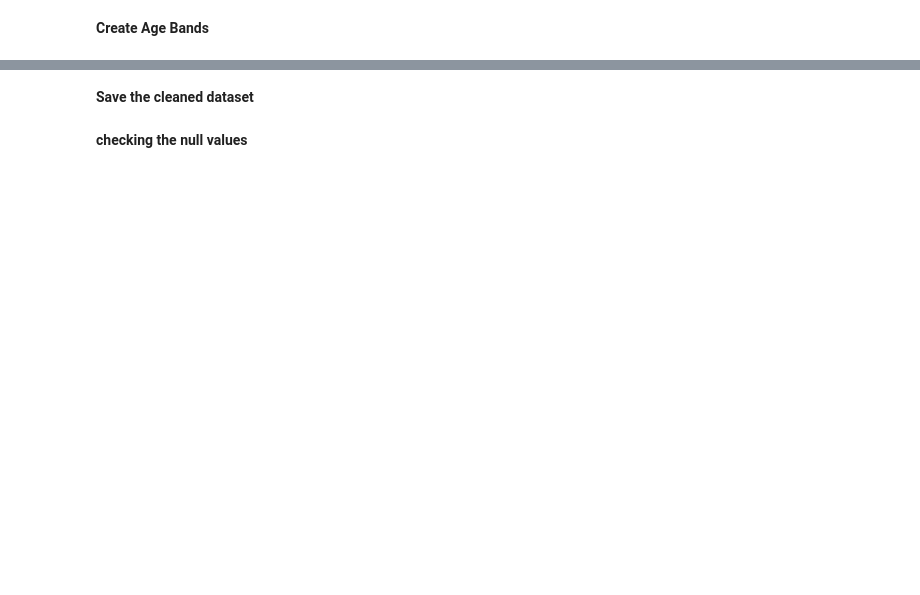
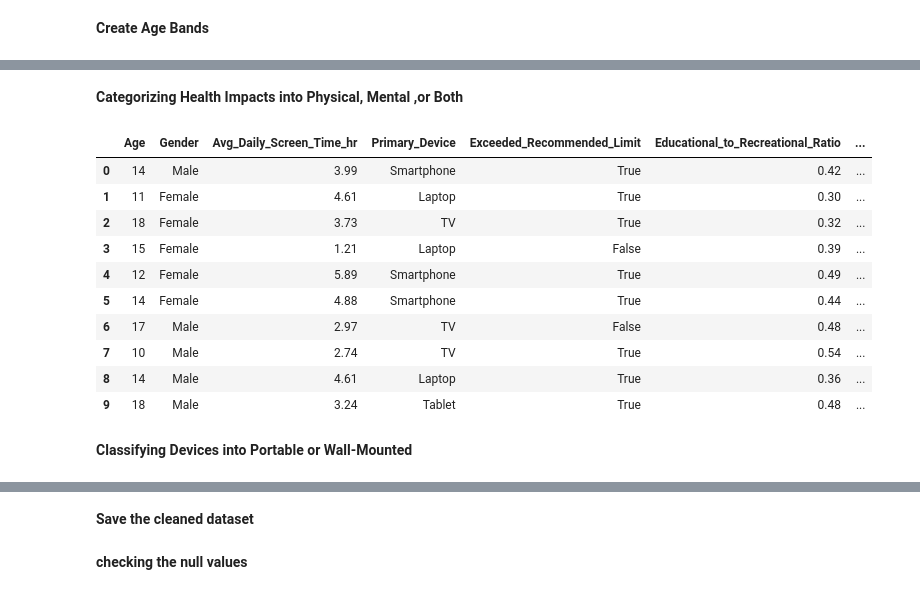
Before and after one commit to springboardmentor2468a-lab/Projects, a Jupyter notebook: Task2.ipynb, the cells around one changed output, grey strips where cells are left out. Saved outputs shown, nothing was run; the diff lists cells and outputs as text; code cells hidden in the pictures; blank space fills up the shorter version.

```diff
--- a/Task2.ipynb
+++ b/Task2.ipynb
@@ -201,2 +200,4 @@ df.isnull().sum()
 | AgeBand | 0 |
 dtype: int64
+# %% [markdown]
+**Categorizing Health Impacts into Physical, Mental ,or Both**
@@ -202,0 +222,16 @@ dtype: int64
+# %%
+df.head(10)
+# %% [output]
+|  | Age | Gender | Avg_Daily_Screen_Time_hr | Primary_Device | Exceeded_Recommended_Limit | Educational_to_Recreational_Ratio | ... |
+| 0 | 14 | Male | 3.99 | Smartphone | True | 0.42 | ... |
+| 1 | 11 | Female | 4.61 | Laptop | True | 0.30 | ... |
+| 2 | 18 | Female | 3.73 | TV | True | 0.32 | ... |
+| 3 | 15 | Female | 1.21 | Laptop | False | 0.39 | ... |
+| 4 | 12 | Female | 5.89 | Smartphone | True | 0.49 | ... |
+| 5 | 14 | Female | 4.88 | Smartphone | True | 0.44 | ... |
+| 6 | 17 | Male | 2.97 | TV | False | 0.48 | ... |
+| 7 | 10 | Male | 2.74 | TV | True | 0.54 | ... |
+| 8 | 14 | Male | 4.61 | Laptop | True | 0.36 | ... |
+| 9 | 18 | Male | 3.24 | Tablet | True | 0.48 | ... |
+# %% [markdown]
+**Classifying Devices into Portable or Wall-Mounted**
```
Also changed, not shown: parts of 19 cells of this notebook.
